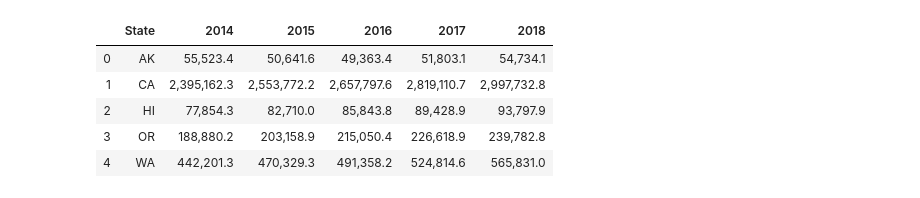
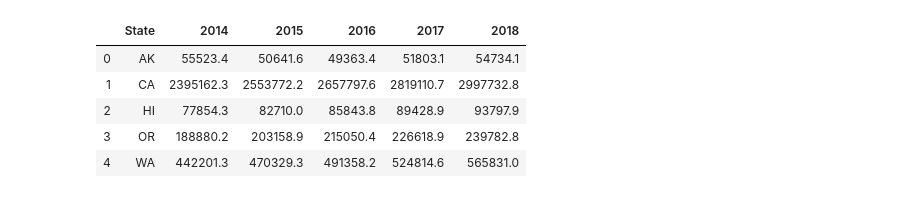
Before and after one commit to deirdrebclark/Project1, a Jupyter notebook: PopAnalysisAll.ipynb, the cells around one changed output. Drawn from its saved outputs; the diff is of its cells as text; code cells hidden in the pictures.

```diff
--- a/PopAnalysisAll.ipynb
+++ b/PopAnalysisAll.ipynb
@@ -14,14 +14,15 @@ Bicoastal_Litter = "https://media.githubusercontent.com/media/deirdrebclark/Proj
 Bicoastal_Litter = pd.read_csv(Bicoastal_Litter)
 # %%
 #Prepare GDP West files
-GDP_West = "https://media.githubusercontent.com/media/deirdrebclark/Project1/master/output_data/GDP_West.csv"
-GDP_West = pd.read_csv(GDP_West)
-GDP_West.columns=['State','2014','2015','2016','2017','2018']
-GDP_West
+csv_file = pd.read_csv ("https://media.githubusercontent.com/media/deirdrebclark/Project1/master/output_data/GDP_West.csv", thousands=",")
+GDP_West_df = pd.DataFrame(csv_file)
+
+GDP_West_df.columns=['State','2014','2015','2016','2017','2018']
+GDP_West_df
 # %% [output]
 |  | State | 2014 | 2015 | 2016 | 2017 | 2018 |
-| 0 | AK | 55,523.4 | 50,641.6 | 49,363.4 | 51,803.1 | 54,734.1 |
-| 1 | CA | 2,395,162.3 | 2,553,772.2 | 2,657,797.6 | 2,819,110.7 | 2,997,732.8 |
-| 2 | HI | 77,854.3 | 82,710.0 | 85,843.8 | 89,428.9 | 93,797.9 |
-| 3 | OR | 188,880.2 | 203,158.9 | 215,050.4 | 226,618.9 | 239,782.8 |
-| 4 | WA | 442,201.3 | 470,329.3 | 491,358.2 | 524,814.6 | 565,831.0 |
+| 0 | AK | 55523.4 | 50641.6 | 49363.4 | 51803.1 | 54734.1 |
+| 1 | CA | 2395162.3 | 2553772.2 | 2657797.6 | 2819110.7 | 2997732.8 |
+| 2 | HI | 77854.3 | 82710.0 | 85843.8 | 89428.9 | 93797.9 |
+| 3 | OR | 188880.2 | 203158.9 | 215050.4 | 226618.9 | 239782.8 |
+| 4 | WA | 442201.3 | 470329.3 | 491358.2 | 524814.6 | 565831.0 |
```
Also changed, not shown: parts of 13 cells of this notebook.
